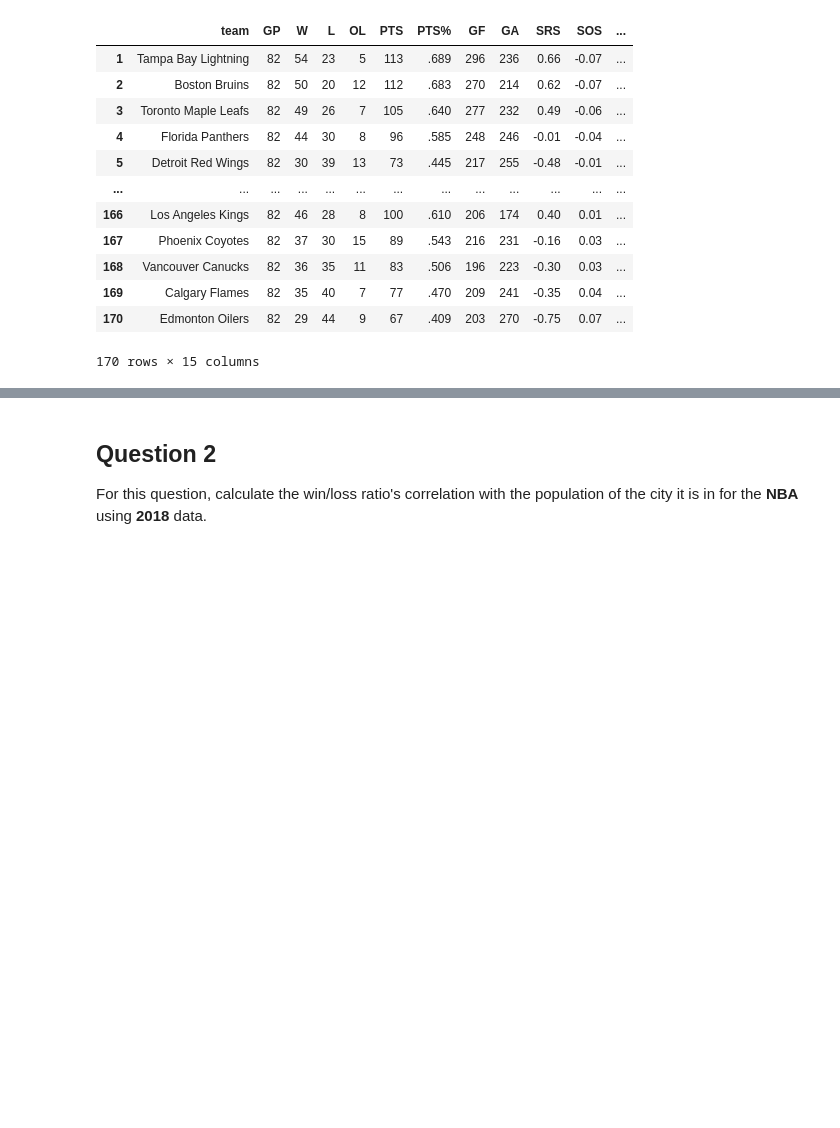
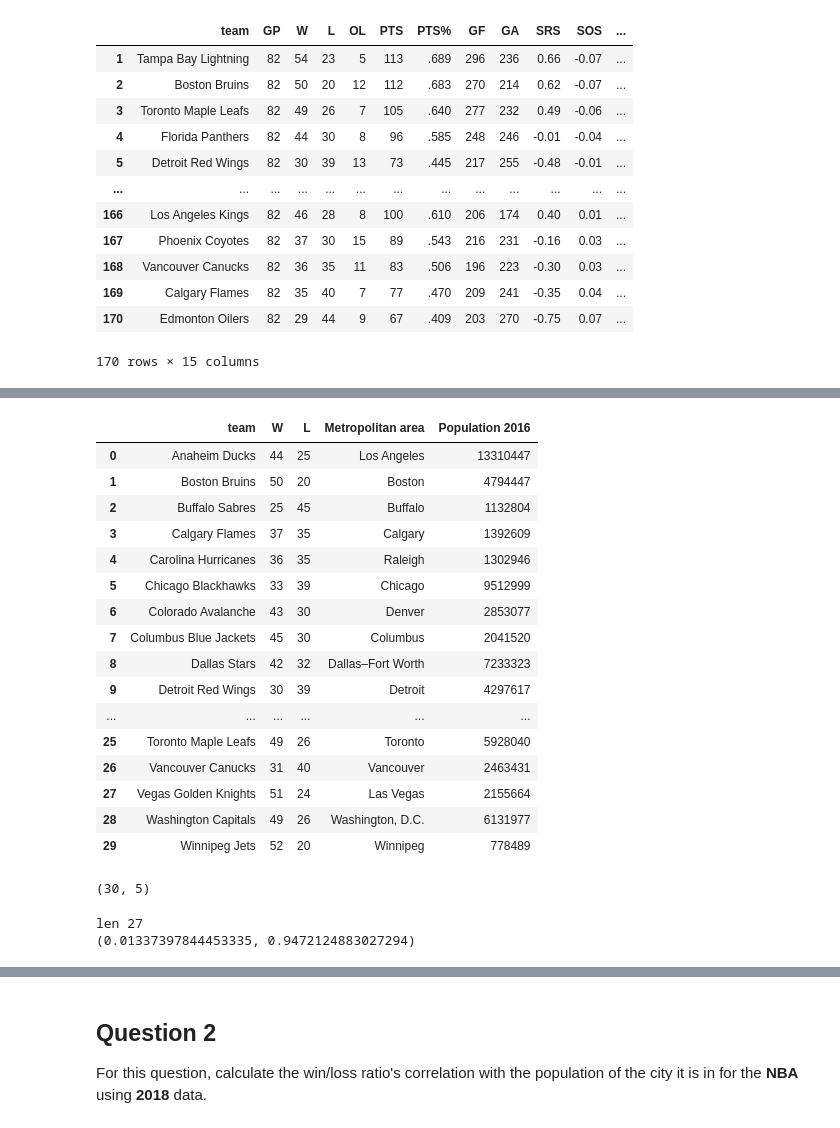
Before and after one commit to pahadiahimanshu/UMdatascience, a Jupyter notebook: Intro-to-DS/Week-4/assignment4.ipynb, the cells around one changed output, grey strips where cells are left out. Saved outputs shown, nothing was run; the diff lists cells and outputs as text; code cells hidden in the pictures; blank space fills up the shorter version.

```diff
--- a/Intro-to-DS/Week-4/assignment4.ipynb
+++ b/Intro-to-DS/Week-4/assignment4.ipynb
@@ -188,0 +247,4 @@ def nhl_correlation():
+# %%
+# removing all other than year 2018
+merged = merged[merged['year'] == 2018]
+merged.head()
@@ -188,0 +259,3 @@ def nhl_correlation():
+# %%
+area_indexed = merged.reset_index()
+area_indexed.head()
@@ -188,0 +269,28 @@ def nhl_correlation():
+# %%
+area_indexed = area_indexed.drop(area_indexed.columns.difference(['W','L','team','Population 2016','Metropolitan area']),axis=1)
+# %%
+area_indexed = area_indexed.astype({'W':int, 'L':int,'Population 2016':int})
+# %%
+area_indexed[0:]
+# %% [output]
+|  | team | W | L | Metropolitan area | Population 2016 |
+| 0 | Anaheim Ducks | 44 | 25 | Los Angeles | 13310447 |
+| 1 | Boston Bruins | 50 | 20 | Boston | 4794447 |
+| 2 | Buffalo Sabres | 25 | 45 | Buffalo | 1132804 |
+| 3 | Calgary Flames | 37 | 35 | Calgary | 1392609 |
+| 4 | Carolina Hurricanes | 36 | 35 | Raleigh | 1302946 |
+| 5 | Chicago Blackhawks | 33 | 39 | Chicago | 9512999 |
+| 6 | Colorado Avalanche | 43 | 30 | Denver | 2853077 |
+| 7 | Columbus Blue Jackets | 45 | 30 | Columbus | 2041520 |
+| 8 | Dallas Stars | 42 | 32 | Dallas–Fort Worth | 7233323 |
+| 9 | Detroit Red Wings | 30 | 39 | Detroit | 4297617 |
+| ... | ... | ... | ... | ... | ... |
+| 25 | Toronto Maple Leafs | 49 | 26 | Toronto | 5928040 |
+| 26 | Vancouver Canucks | 31 | 40 | Vancouver | 2463431 |
+| 27 | Vegas Golden Knights | 51 | 24 | Las Vegas | 2155664 |
+| 28 | Washington Capitals | 49 | 26 | Washington, D.C. | 6131977 |
+| 29 | Winnipeg Jets | 52 | 20 | Winnipeg | 778489 |
+# %%
+area_indexed.shape
+# %% [output]
+(30, 5)
@@ -188,0 +309,26 @@ def nhl_correlation():
+# %%
+# group by city, sum up the win loss
+a = 0
+win_loss_by_region = []
+population_by_region = []
+for group, frame in area_indexed.groupby('Metropolitan area'):
+#     print('\n',group,'----------')
+#     print('\n',frame)
+    win = np.sum(frame['W'])
+    loss = np.sum(frame['L'])
+    win_loss_by_region.append(win/(loss+win))
+
+    population = frame['Population 2016'].iloc[0]
+    population_by_region.append(population)
+#     print('len {} and type {}'.format(len(population),type(population)))
+#     if len(population) >1:
+#         population = frame['Population 2016'][0]
+#     print(group, win, loss, population)
+    a+=1
+# print(win_loss_by_region)
+# print(population_by_region)
+print('len',len(population_by_region))
+print(stats.pearsonr(population_by_region, win_loss_by_region))
+# %% [output]
+len 27
+(0.01337397844453335, 0.9472124883027294)
```
Also changed, not shown: parts of 16 cells of this notebook, 1 other file.
